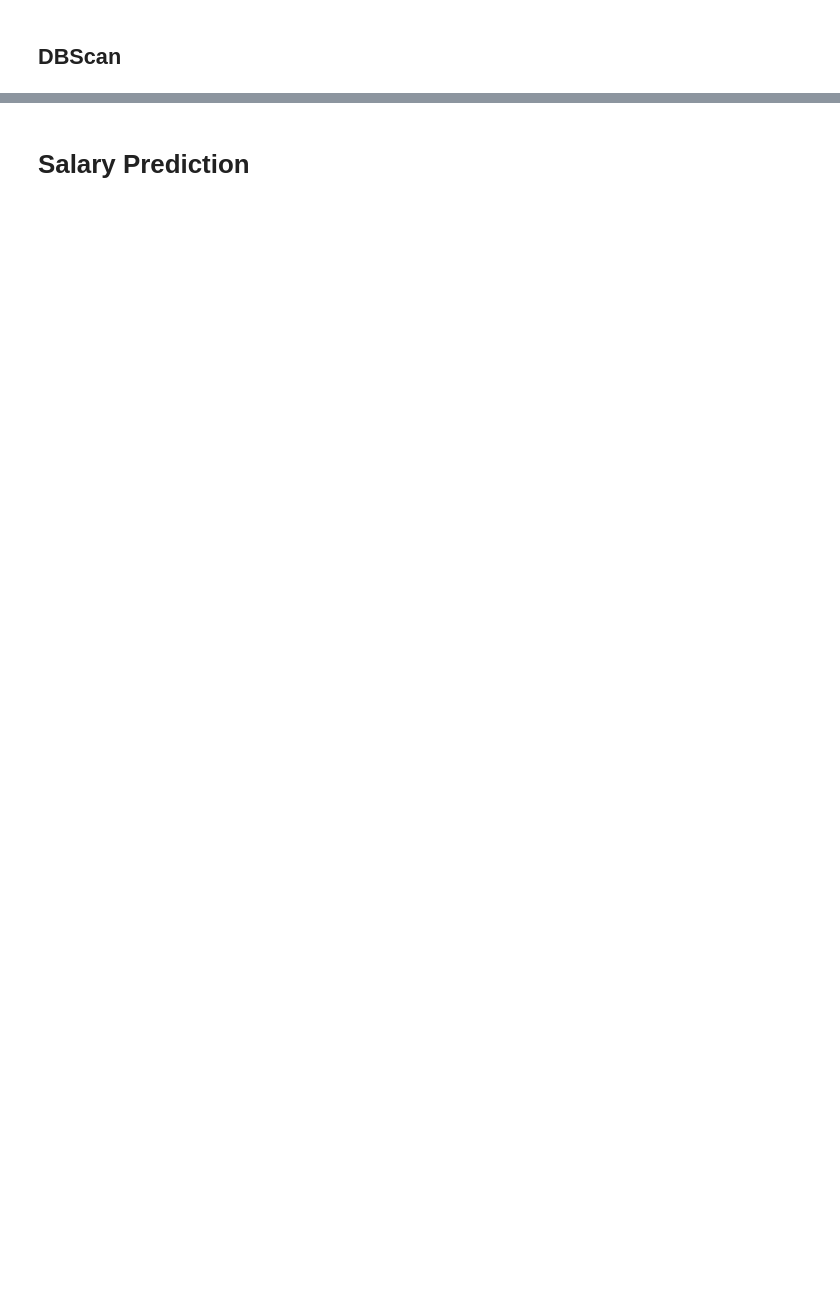
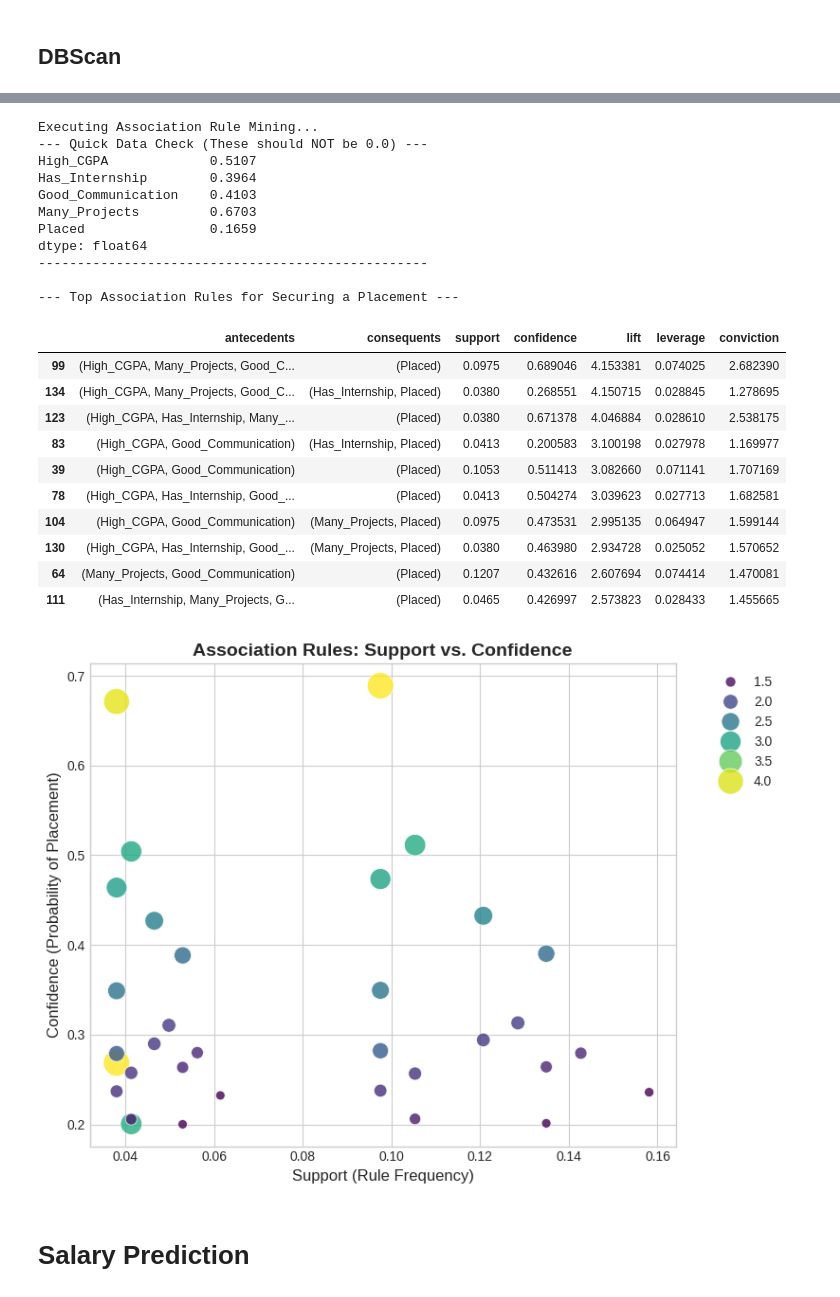
Before and after one commit to barath37/placement-prediction, a Jupyter notebook: placement_prediction.ipynb, the cells around one changed output, grey strips where cells are left out. Saved outputs shown, nothing was run; the diff lists cells and outputs as text; code cells hidden in the pictures; blank space fills up the shorter version.

```diff
--- a/placement_prediction.ipynb
+++ b/placement_prediction.ipynb
@@ -460,3 +579,83 @@ display(placement_rules[['antecedents', 'consequents', 'support', 'confidence',
+# %%
+# =====================================================================
+# 2. ASSOCIATION RULE MINING - BULLETPROOF VERSION
+# =====================================================================
+from mlxtend.frequent_patterns import apriori, association_rules
+import pandas as pd
+import matplotlib.pyplot as plt
+import seaborn as sns
+
+print("\nExecuting Association Rule Mining...")
+
+skill_basket = pd.DataFrame()
+
+# Bulletproof text matching: convert to lowercase and strip all spaces
+skill_basket['High_CGPA'] = placement_2_df['CGPA'] >= 7.5
+skill_basket['Has_Internship'] = placement_2_df['Internship_Experience'].astype(str).str.lower().str.strip() == 'yes'
+skill_basket['Good_Communication'] = placement_2_df['Communication_Skills'] >= 7
+skill_basket['Many_Projects'] = placement_2_df['Projects_Completed'] >= 2
+skill_basket['Placed'] = placement_2_df['Placement'].astype(str).str.lower().str.strip() == 'yes'
+
+print("--- Quick Data Check (These should NOT be 0.0) ---")
+print(skill_basket.mean())
+print("--------------------------------------------------\n")
+
+# Drop support to 2% to guarantee we catch combinations
+frequent_itemsets = apriori(skill_basket, min_support=0.02, use_colnames=True)
+
+if len(frequent_itemsets) > 0:
+    # Drop confidence to 20% to guarantee rules form
+    rules = association_rules(frequent_itemsets, metric="confidence", min_threshold=0.2)
+
+    # Bulletproof matching: Grabs any rule where 'Placed' is part of the outcome
+    placement_rules = rules[rules['consequents'].apply(lambda x: 'Placed' in x)]
+
+    if len(placement_rules) > 0:
+        placement_rules = placement_rules.sort_values(by='lift', ascending=False)
+        print("--- Top Association Rules for Securing a Placement ---")
+        display(placement_rules[['antecedents', 'consequents', 'support', 'confidence', 'lift', 'leverage', 'conviction']].head(10))
+
+        # Plotting
+        plt.figure(figsize=(8, 6))
+        sns.scatterplot(
+            data=placement_rules, x="support", y="confidence",
+            size="lift", hue="lift", palette="viridis",
+            sizes=(50, 400), alpha=0.8
+        )
+        plt.title('Association Rules: Support vs. Confidence', fontweight='bold', fontsize=14)
+        plt.xlabel('Support (Rule Frequency)', fontsize=12)
+        plt.ylabel('Confidence (Probability of Placement)', fontsize=12)
+        plt.legend(bbox_to_anchor=(1.05, 1), loc='upper left')
+        plt.tight_layout()
+        plt.show()
+    else:
+        print("Itemsets found, but no rules lead to 'Placed' even at 20% confidence.")
+else:
+    print("Zero frequent itemsets found.")
+# %% [output]
+Executing Association Rule Mining...
+--- Quick Data Check (These should NOT be 0.0) ---
+High_CGPA             0.5107
+Has_Internship        0.3964
+Good_Communication    0.4103
+Many_Projects         0.6703
+Placed                0.1659
+dtype: float64
+--------------------------------------------------
+
+--- Top Association Rules for Securing a Placement ---
+|  | antecedents | consequents | support | confidence | lift | leverage | conviction |
+| 99 | (High_CGPA, Many_Projects, Good_C... | (Placed) | 0.0975 | 0.689046 | 4.153381 | 0.074025 | 2.682390 |
+| 134 | (High_CGPA, Many_Projects, Good_C... | (Has_Internship, Placed) | 0.0380 | 0.268551 | 4.150715 | 0.028845 | 1.278695 |
+| 123 | (High_CGPA, Has_Internship, Many_... | (Placed) | 0.0380 | 0.671378 | 4.046884 | 0.028610 | 2.538175 |
+| 83 | (High_CGPA, Good_Communication) | (Has_Internship, Placed) | 0.0413 | 0.200583 | 3.100198 | 0.027978 | 1.169977 |
+| 39 | (High_CGPA, Good_Communication) | (Placed) | 0.1053 | 0.511413 | 3.082660 | 0.071141 | 1.707169 |
+| 78 | (High_CGPA, Has_Internship, Good_... | (Placed) | 0.0413 | 0.504274 | 3.039623 | 0.027713 | 1.682581 |
+| 104 | (High_CGPA, Good_Communication) | (Many_Projects, Placed) | 0.0975 | 0.473531 | 2.995135 | 0.064947 | 1.599144 |
+| 130 | (High_CGPA, Has_Internship, Good_... | (Many_Projects, Placed) | 0.0380 | 0.463980 | 2.934728 | 0.025052 | 1.570652 |
+| 64 | (Many_Projects, Good_Communication) | (Placed) | 0.1207 | 0.432616 | 2.607694 | 0.074414 | 1.470081 |
+| 111 | (Has_Internship, Many_Projects, G... | (Placed) | 0.0465 | 0.426997 | 2.573823 | 0.028433 | 1.455665 |
+[figure, added]
 # %% [markdown]
 # Salary Prediction
 # %%
```
Also changed, not shown: parts of 18 cells of this notebook.
